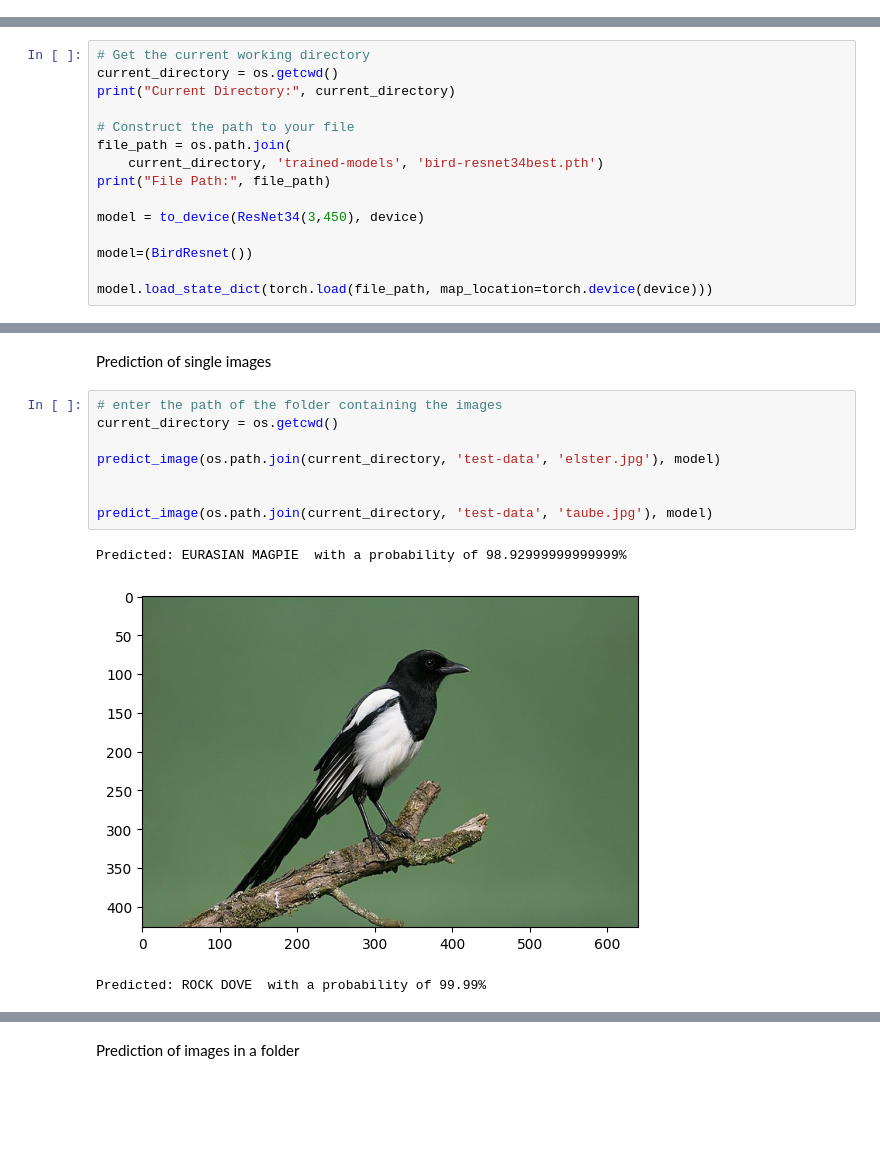
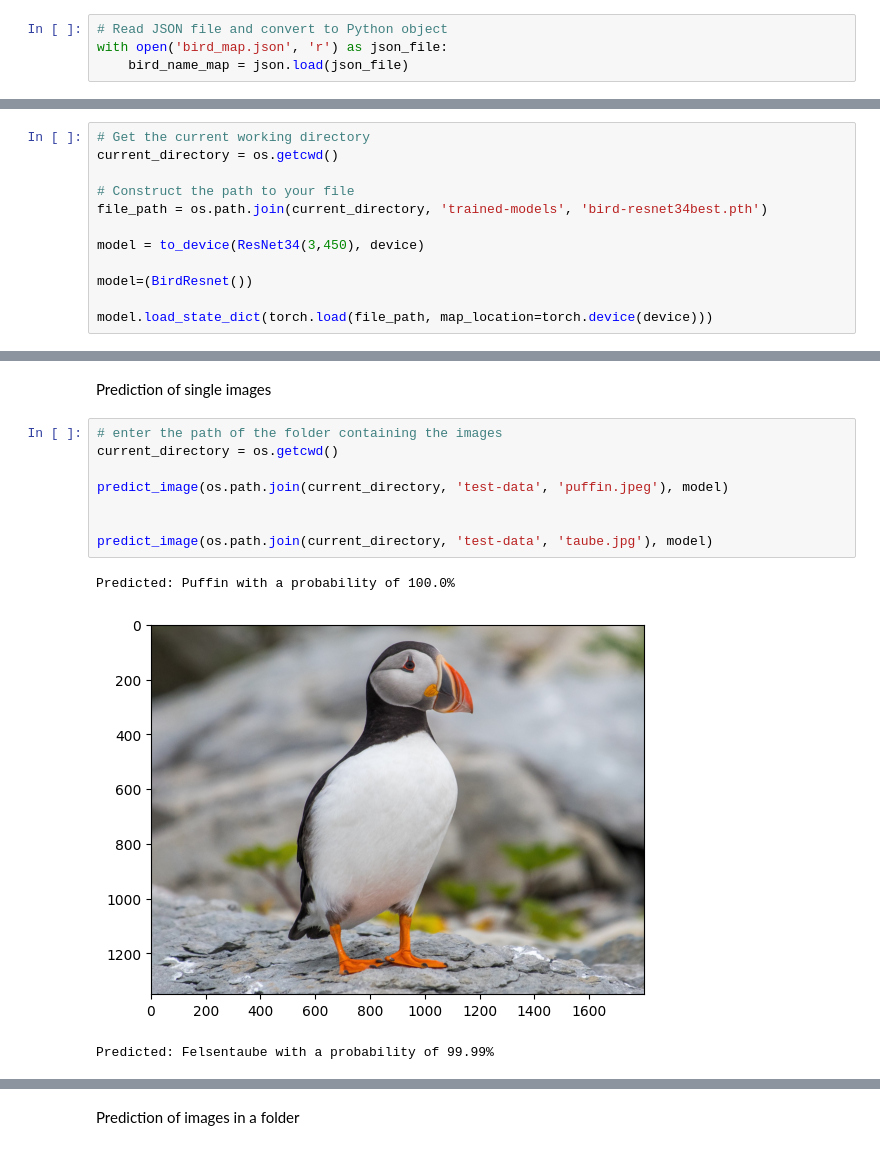
Before and after one commit to aaronzi/Bird-Recognition, a Jupyter notebook: prediction.ipynb, the cells around one changed output, grey strips where cells are left out. Drawn from its saved outputs; the diff is of its cells as text; blank space fills up the shorter version.

Commit message:
Updated bird map to german

```diff
--- a/prediction.ipynb
+++ b/prediction.ipynb
@@ -82,3 +71,7 @@ bird_name_map= {0: 'ABBOTTS BABBLER', 1: 'ABBOTTS BOOBY', 2: 'ABYSSINIAN GROUND
+# %%
+# Read JSON file and convert to Python object
+with open('bird_map.json', 'r') as json_file:
+    bird_name_map = json.load(json_file)
 # %% [markdown]
 Choosing the device for the model
 # %%
@@ -113,12 +106,9 @@ class BirdResnet(nn.Module):
 # %%
 # Get the current working directory
 current_directory = os.getcwd()
-print("Current Directory:", current_directory)
 
 # Construct the path to your file
-file_path = os.path.join(
-    current_directory, 'trained-models', 'bird-resnet34best.pth')
-print("File Path:", file_path)
+file_path = os.path.join(current_directory, 'trained-models', 'bird-resnet34best.pth')
 
 model = to_device(ResNet34(3,450), device)
 
@@ -155,15 +143,15 @@ Prediction of single images
 # %%
 # enter the path of the folder containing the images
 current_directory = os.getcwd()
 
-predict_image(os.path.join(current_directory, 'test-data', 'elster.jpg'), model)
+predict_image(os.path.join(current_directory, 'test-data', 'puffin.jpeg'), model)
 
 
 predict_image(os.path.join(current_directory, 'test-data', 'taube.jpg'), model)
 # %% [output]
-Predicted: EURASIAN MAGPIE  with a probability of 98.92999999999999%
+Predicted: Puffin with a probability of 100.0%
-[figure, old version]
+[figure, new version]
-Predicted: ROCK DOVE  with a probability of 99.99%
+Predicted: Felsentaube with a probability of 99.99%
 [figure]
 # %% [markdown]
 Prediction of images in a folder
```
Also changed, not shown: parts of 5 cells of this notebook, 3 other files.
